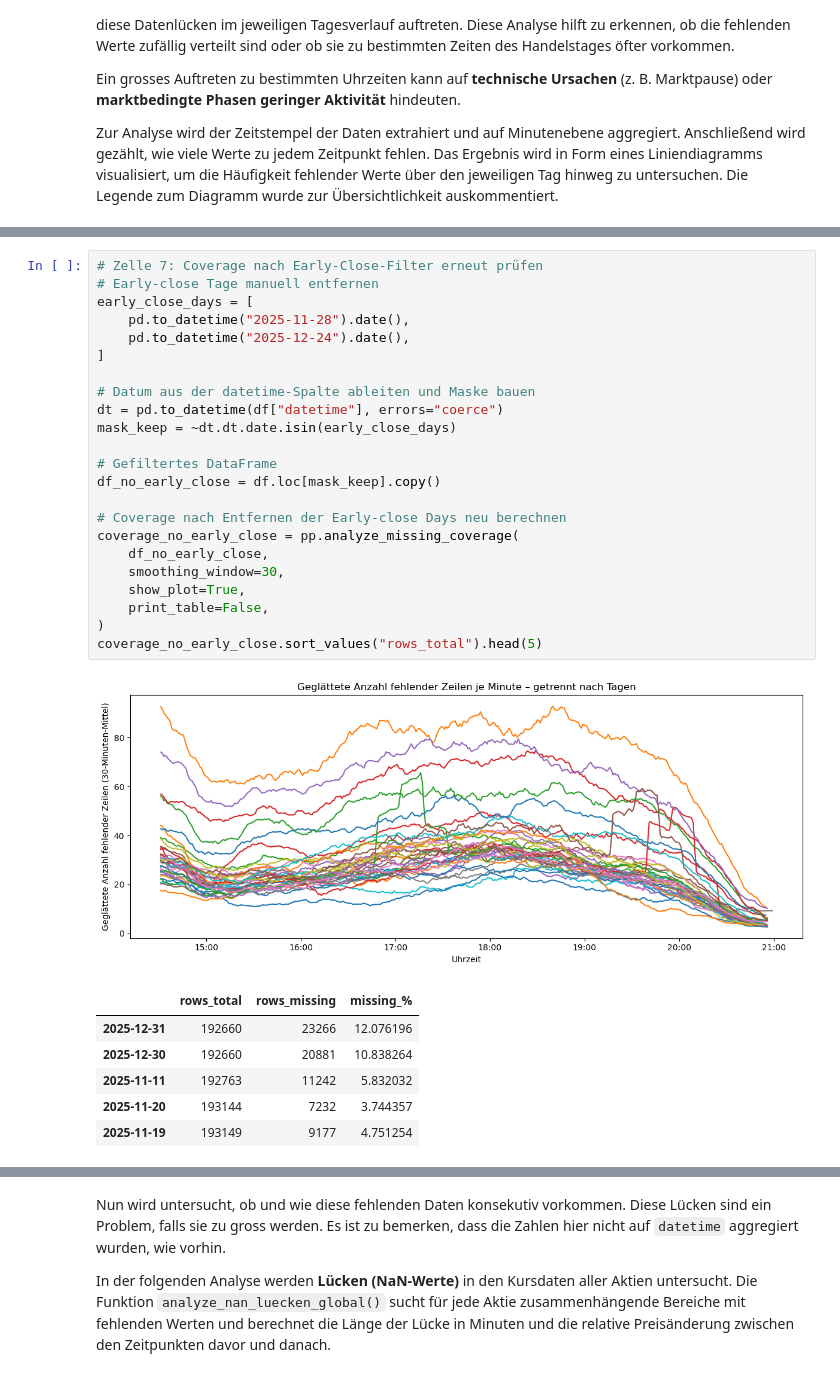
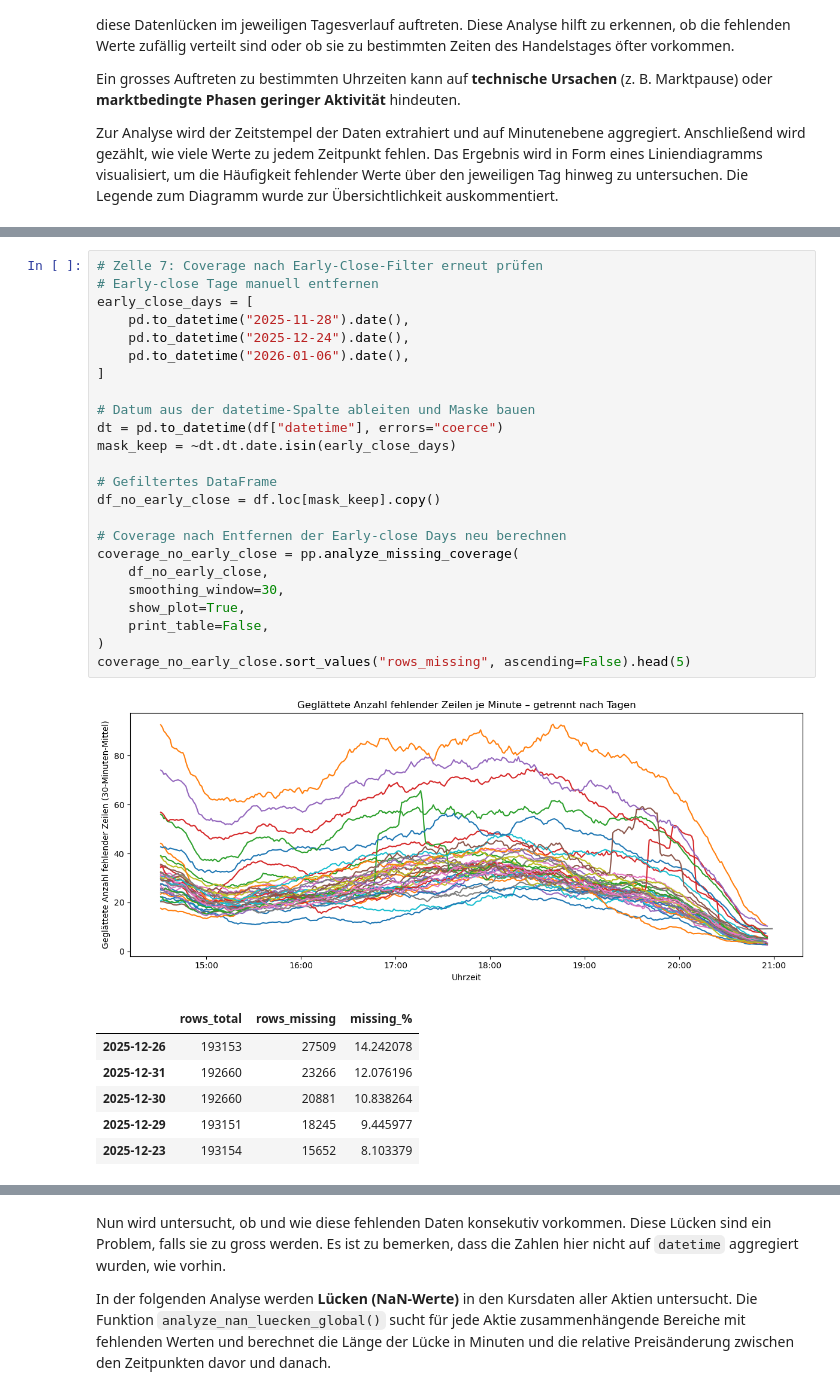
Before and after one commit to RyanMikus/pairs_trading_ml_hs25, a Jupyter notebook: 03_Preprocessing.ipynb, the cells around one changed output, grey strips where cells are left out. Drawn from its saved outputs; the diff is of its cells as text.

```diff
--- a/03_Preprocessing.ipynb
+++ b/03_Preprocessing.ipynb
@@ -136,32 +139,33 @@ An diesen beiden Tagen schloss der Markt früher. Diese beiden Daten werden aus
 # %%
 # Zelle 7: Coverage nach Early-Close-Filter erneut prüfen
 # Early-close Tage manuell entfernen
 early_close_days = [
     pd.to_datetime("2025-11-28").date(),
     pd.to_datetime("2025-12-24").date(),
+    pd.to_datetime("2026-01-06").date(),
 ]
 
 # Datum aus der datetime-Spalte ableiten und Maske bauen
 dt = pd.to_datetime(df["datetime"], errors="coerce")
 mask_keep = ~dt.dt.date.isin(early_close_days)
 
 # Gefiltertes DataFrame
 df_no_early_close = df.loc[mask_keep].copy()
 
 # Coverage nach Entfernen der Early-close Days neu berechnen
 coverage_no_early_close = pp.analyze_missing_coverage(
     df_no_early_close,
     smoothing_window=30,
     show_plot=True,
     print_table=False,
 )
-coverage_no_early_close.sort_values("rows_total").head(5)
+coverage_no_early_close.sort_values("rows_missing", ascending=False).head(5)
 # %% [output]
 [figure]
 |  | rows_total | rows_missing | missing_% |
+| 2025-12-26 | 193153 | 27509 | 14.242078 |
 | 2025-12-31 | 192660 | 23266 | 12.076196 |
 | 2025-12-30 | 192660 | 20881 | 10.838264 |
-| 2025-11-11 | 192763 | 11242 | 5.832032 |
-| 2025-11-20 | 193144 | 7232 | 3.744357 |
-| 2025-11-19 | 193149 | 9177 | 4.751254 |
+| 2025-12-29 | 193151 | 18245 | 9.445977 |
+| 2025-12-23 | 193154 | 15652 | 8.103379 |
 # %% [markdown]
```
Also changed, not shown: parts of 21 cells of this notebook, 1 other file.
